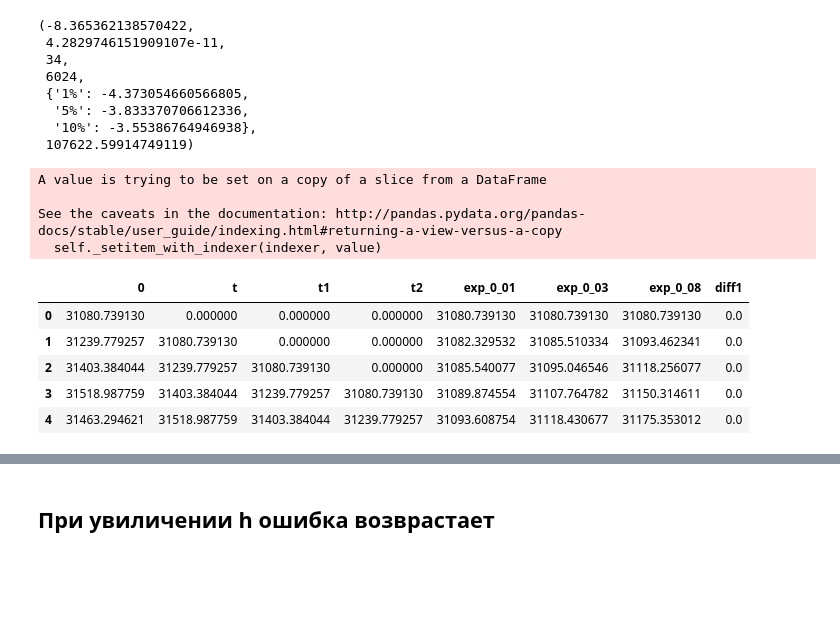
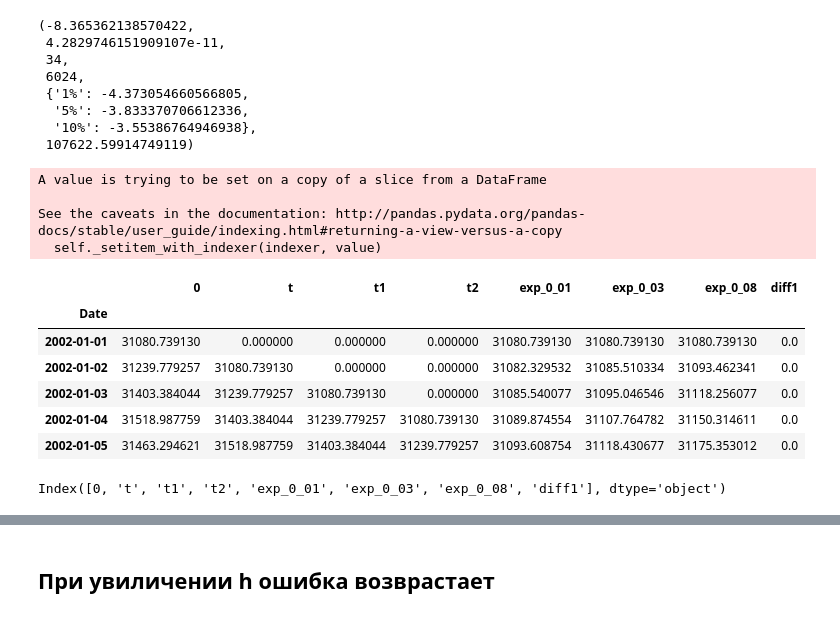
Before and after one commit to ARIV2019/machine-learning-in-business, a Jupyter notebook: Les_2.ipynb, the cells around one changed output, grey strips where cells are left out. Saved outputs shown, nothing was run; the diff lists cells and outputs as text; code cells hidden in the pictures; blank space fills up the shorter version.

```diff
--- a/Les_2.ipynb
+++ b/Les_2.ipynb
@@ -38,3 +44,5 @@ data.head()
 | 2002-01-01 | 03:00:00 | 28357.0 | 2002 | 1 | 1 | 1 | 1 | 1 | 1 | 3 | ... |
 | 2002-01-01 | 04:00:00 | 27899.0 | 2002 | 1 | 1 | 1 | 1 | 1 | 1 | 4 | ... |
 | 2002-01-01 | 05:00:00 | 28057.0 | 2002 | 1 | 1 | 1 | 1 | 1 | 1 | 5 | ... |
+# %%
+data['Date'] =data.index
@@ -74,3 +89,6 @@ plt.title('PJME_MW')
 # %% [output]
 Text(0.5, 1.0, 'PJME_MW')
 [figure]
+# %%
+df= pd.DataFrame(data_exp_1, index=d_data.index)
+df.head()
@@ -88,37 +114,44 @@ DF_
   '10%': -3.55386764946938},
  107622.59914749119)
 # %%
-df= pd.DataFrame(data_exp_1)
-df.head()
+
+
+
  # добавили историю на глубину 3 измерения от текущего (р=3)
+
 df['t'] = 0
 df.iloc[1:,1]=df.iloc[:-1,0].values
 df['t1']=0
 df.iloc[2:,2]=df.iloc[:-2,0].values
 df['t2']=0
 df.iloc[3:,3]=df.iloc[:-3,0].values
 df.fillna(0)
 # добавили сглаживание (3 вида - просто для коллекции)
 df['exp_0_01'] = exponential_smoothing(df[0], 0.01)
 df['exp_0_03'] = exponential_smoothing(df[0], 0.03)
 df['exp_0_08'] = exponential_smoothing(df[0], 0.08)
 # добавим разности - 1-й порядок
 df['diff1'] = 0
 df['diff1'].iloc[1:] = df.iloc[:-1,0]-df.iloc[1:,0]
 
 
 df.head()
 # %% [output]
 A value is trying to be set on a copy of a slice from a DataFrame
 
 See the caveats in the documentation: http://pandas.pydata.org/pandas-docs/stable/user_guide/indexing.html#returning-a-view-versus-a-copy
   self._setitem_with_indexer(indexer, value)
 |  | 0 | t | t1 | t2 | exp_0_01 | exp_0_03 | exp_0_08 | diff1 |
-| 0 | 31080.739130 | 0.000000 | 0.000000 | 0.000000 | 31080.739130 | 31080.739130 | 31080.739130 | 0.0 |
-| 1 | 31239.779257 | 31080.739130 | 0.000000 | 0.000000 | 31082.329532 | 31085.510334 | 31093.462341 | 0.0 |
-| 2 | 31403.384044 | 31239.779257 | 31080.739130 | 0.000000 | 31085.540077 | 31095.046546 | 31118.256077 | 0.0 |
-| 3 | 31518.987759 | 31403.384044 | 31239.779257 | 31080.739130 | 31089.874554 | 31107.764782 | 31150.314611 | 0.0 |
-| 4 | 31463.294621 | 31518.987759 | 31403.384044 | 31239.779257 | 31093.608754 | 31118.430677 | 31175.353012 | 0.0 |
+| Date |  |  |  |  |  |  |  |  |
+| 2002-01-01 | 31080.739130 | 0.000000 | 0.000000 | 0.000000 | 31080.739130 | 31080.739130 | 31080.739130 | 0.0 |
+| 2002-01-02 | 31239.779257 | 31080.739130 | 0.000000 | 0.000000 | 31082.329532 | 31085.510334 | 31093.462341 | 0.0 |
+| 2002-01-03 | 31403.384044 | 31239.779257 | 31080.739130 | 0.000000 | 31085.540077 | 31095.046546 | 31118.256077 | 0.0 |
+| 2002-01-04 | 31518.987759 | 31403.384044 | 31239.779257 | 31080.739130 | 31089.874554 | 31107.764782 | 31150.314611 | 0.0 |
+| 2002-01-05 | 31463.294621 | 31518.987759 | 31403.384044 | 31239.779257 | 31093.608754 | 31118.430677 | 31175.353012 | 0.0 |
+# %%
+df.columns
+# %% [output]
+Index([0, 't', 't1', 't2', 'exp_0_01', 'exp_0_03', 'exp_0_08', 'diff1'], dtype='object')
 # %%
 from sklearn.ensemble import GradientBoostingRegressor
 from sklearn.preprocessing import StandardScaler
```
Also changed, not shown: parts of 7 cells of this notebook.
